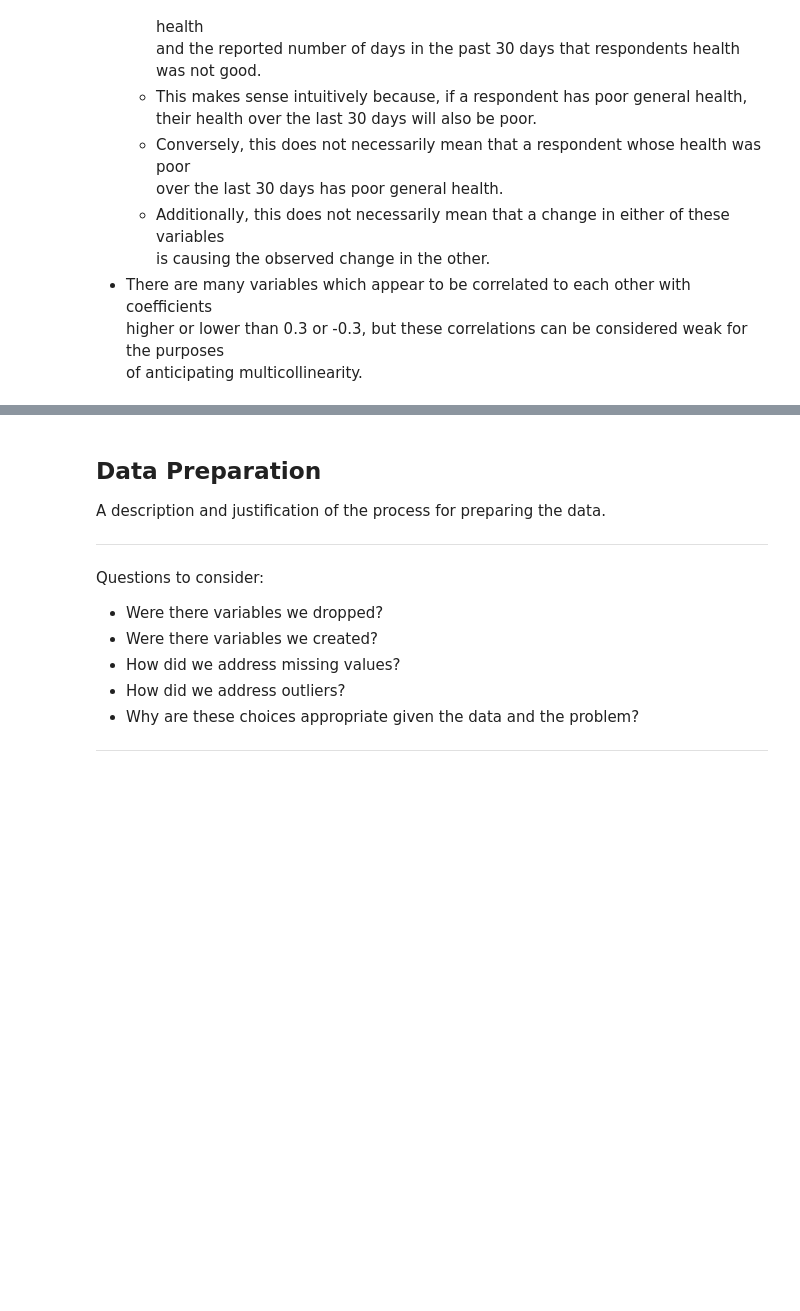
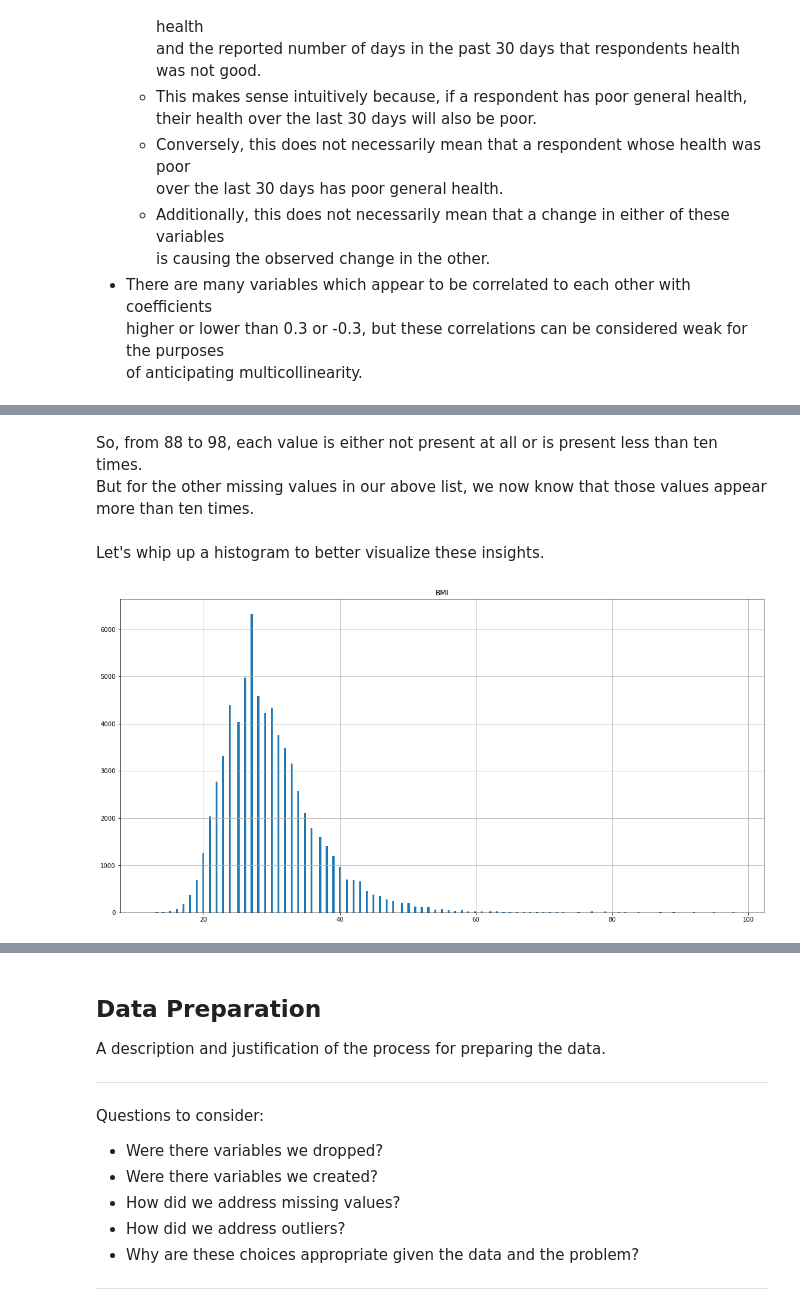
Before and after one commit to ChumpyDuelle/detecting-diabetes-with-machine-learning, a Jupyter notebook: detecting-diabetes-with-machine-learning.ipynb, the cells around one changed output, grey strips where cells are left out. Cells and saved outputs as stored; diff of their text form; code cells hidden in the pictures; blank space fills up the shorter version.

```diff
--- a/detecting-diabetes-with-machine-learning.ipynb
+++ b/detecting-diabetes-with-machine-learning.ipynb
@@ -372,0 +443,10 @@ Based on this simple exploratory data analysis, we can assert the following thin
+# %% [markdown]
+So, from 88 to 98, each value is either not present at all or is present less than ten times.<br>But for the other missing values in our above list, we now know that those values appear more than ten times.
+# %% [markdown]
+Let's whip up a histogram to better visualize these insights.
+# %%
+df.hist(figsize=(19.2, 9.6),
+        column='BMI',
+        bins=int(np.sqrt(len(df['BMI']))));
+# %% [output]
+[figure, added]
```
Also changed, not shown: parts of 15 cells of this notebook.
